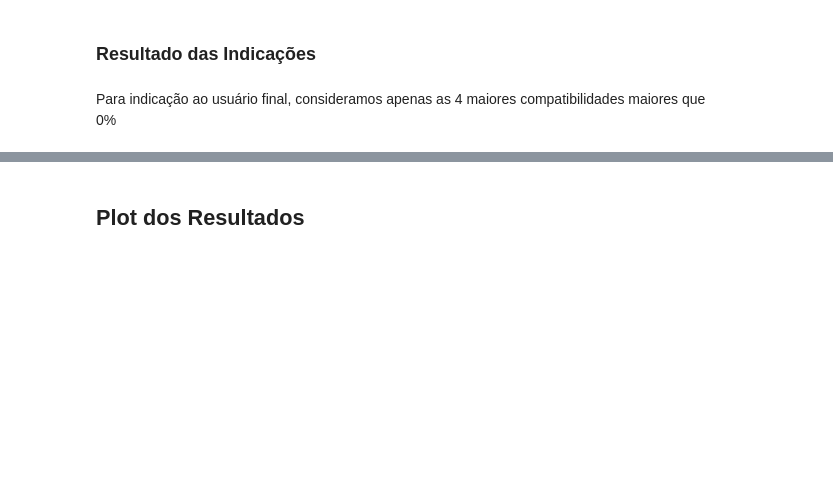
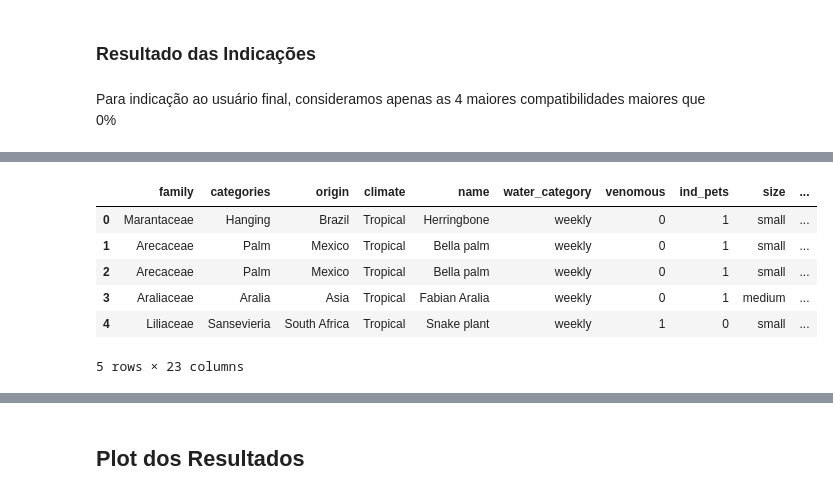
Before and after one commit to Chroma-CESAR/Rooted, a Jupyter notebook: notebooks/model.ipynb, the cells around one changed output, grey strips where cells are left out. Cells and saved outputs as stored; diff of their text form; code cells hidden in the pictures; blank space fills up the shorter version.

```diff
--- a/notebooks/model.ipynb
+++ b/notebooks/model.ipynb
@@ -645,0 +635,9 @@ with open('../pickles/scaler.pkl', 'wb') as file:
+# %%
+# juntar o data_distabces com o data_grouped
+
+data_complete = data.copy()
+data_complete = data_complete.merge(data_grouped, left_on='name', right_on='name', how='left')
+data_complete = data_complete.drop(columns=['ind_pets_y', 'ind_apartment_y', 'size_code_y'])
+data_complete = data_complete.rename(columns={'ind_pets_x': 'ind_pets', 'ind_apartment_x': 'ind_apartment', 'size_code_x': 'size_code'})
+
+data_complete.info()
@@ -645,0 +662,10 @@ with open('../pickles/scaler.pkl', 'wb') as file:
+# %%
+data_complete.head()
+# %% [output]
+|  | family | categories | origin | climate | name | water_category | venomous | ind_pets | size | ... |
+| 0 | Marantaceae | Hanging | Brazil | Tropical | Herringbone | weekly | 0 | 1 | small | ... |
+| 1 | Arecaceae | Palm | Mexico | Tropical | Bella palm | weekly | 0 | 1 | small | ... |
+| 2 | Arecaceae | Palm | Mexico | Tropical | Bella palm | weekly | 0 | 1 | small | ... |
+| 3 | Araliaceae | Aralia | Asia | Tropical | Fabian Aralia | weekly | 0 | 1 | medium | ... |
+| 4 | Liliaceae | Sansevieria | South Africa | Tropical | Snake plant | weekly | 1 | 0 | small | ... |
+5 rows × 23 columns
```
Also changed, not shown: parts of 19 cells of this notebook, 5 other files.
